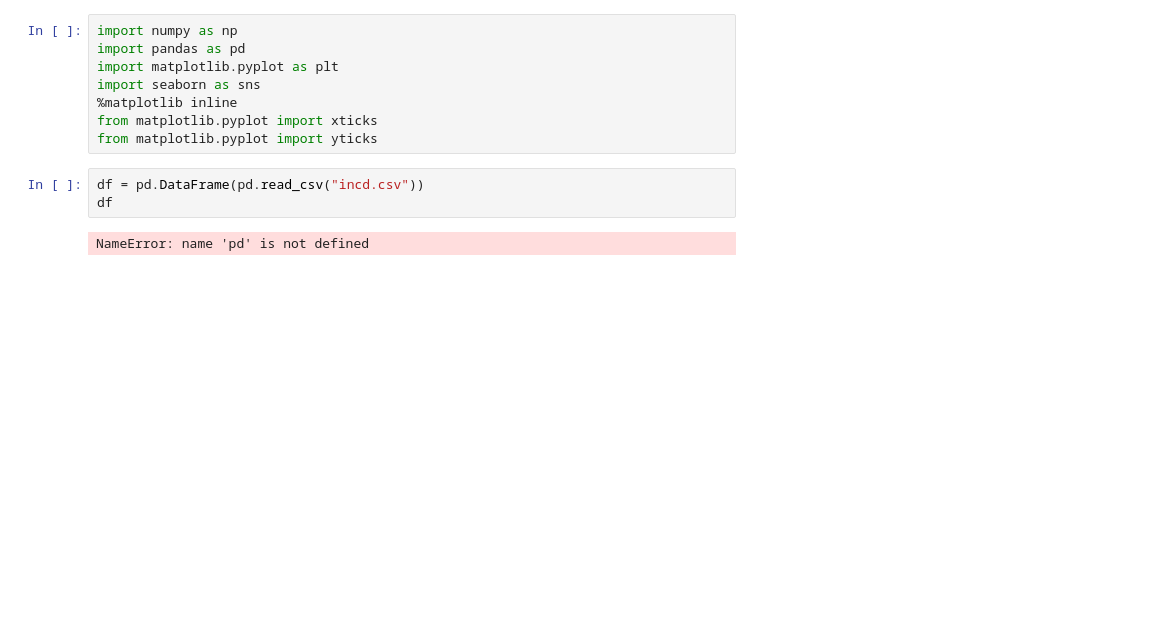
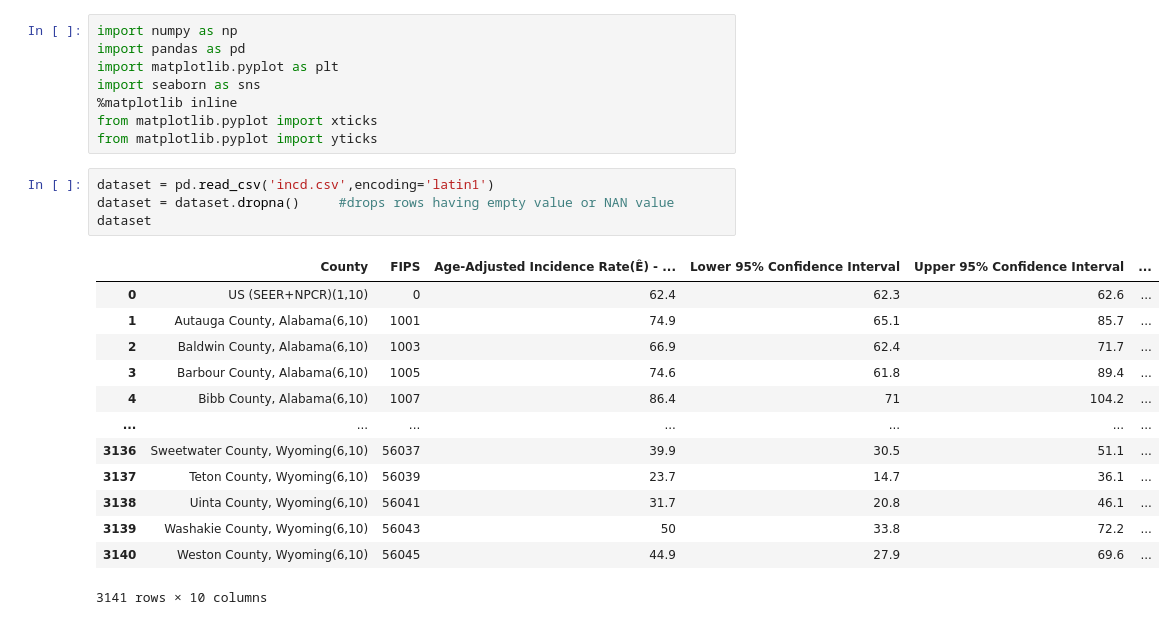
Before and after one commit to Rajeshkarki25/project, a Jupyter notebook: incd.ipynb, the cells around one changed output. Drawn from its saved outputs; the diff is of its cells as text; blank space fills up the shorter version.

```diff
--- a/incd.ipynb
+++ b/incd.ipynb
@@ -7,7 +7,20 @@ import seaborn as sns
 from matplotlib.pyplot import xticks
 from matplotlib.pyplot import yticks
 # %%
-df = pd.DataFrame(pd.read_csv("incd.csv"))
-df
+dataset = pd.read_csv('incd.csv',encoding='latin1')
+dataset = dataset.dropna()     #drops rows having empty value or NAN value
+dataset
 # %% [output]
+|  | County | FIPS | Age-Adjusted Incidence Rate(Ê) - ... | Lower 95% Confidence Interval | Upper 95% Confidence Interval | ... |
+| 0 | US (SEER+NPCR)(1,10) | 0 | 62.4 | 62.3 | 62.6 | ... |
+| 1 | Autauga County, Alabama(6,10) | 1001 | 74.9 | 65.1 | 85.7 | ... |
+| 2 | Baldwin County, Alabama(6,10) | 1003 | 66.9 | 62.4 | 71.7 | ... |
+| 3 | Barbour County, Alabama(6,10) | 1005 | 74.6 | 61.8 | 89.4 | ... |
+| 4 | Bibb County, Alabama(6,10) | 1007 | 86.4 | 71 | 104.2 | ... |
+| ... | ... | ... | ... | ... | ... | ... |
+| 3136 | Sweetwater County, Wyoming(6,10) | 56037 | 39.9 | 30.5 | 51.1 | ... |
+| 3137 | Teton County, Wyoming(6,10) | 56039 | 23.7 | 14.7 | 36.1 | ... |
+| 3138 | Uinta County, Wyoming(6,10) | 56041 | 31.7 | 20.8 | 46.1 | ... |
+| 3139 | Washakie County, Wyoming(6,10) | 56043 | 50 | 33.8 | 72.2 | ... |
+| 3140 | Weston County, Wyoming(6,10) | 56045 | 44.9 | 27.9 | 69.6 | ... |
-NameError: name 'pd' is not defined
+3141 rows × 10 columns
```
Also changed, not shown: 7 other files.
